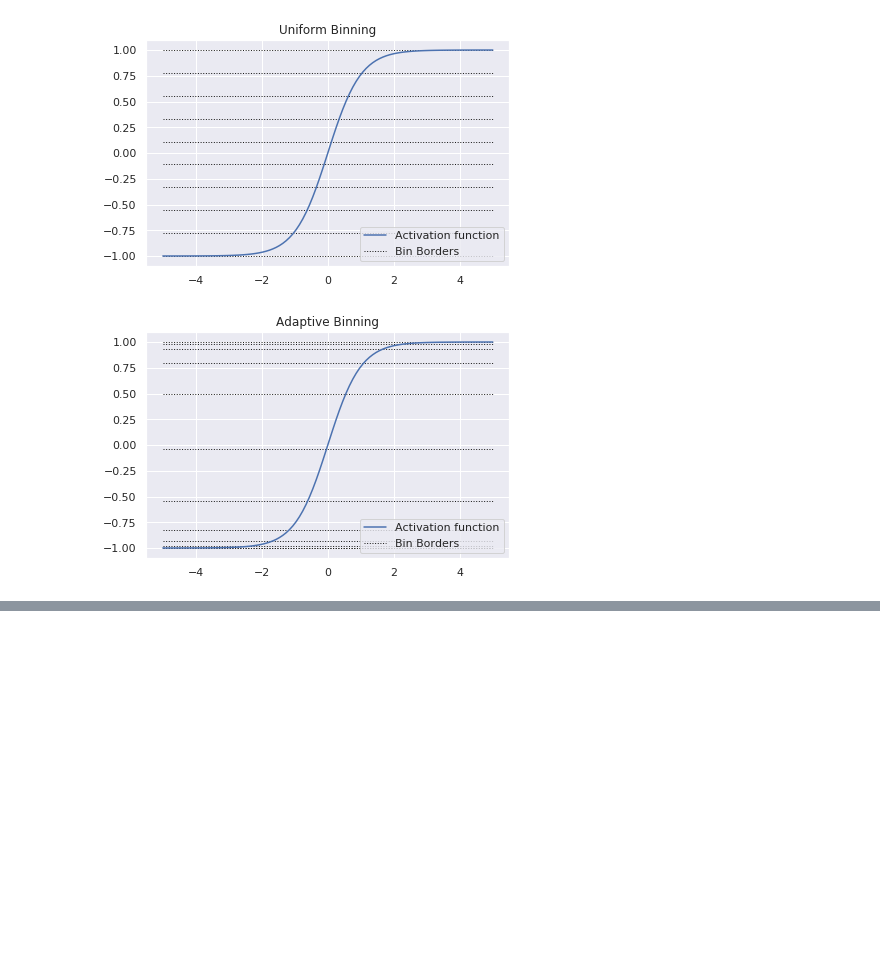
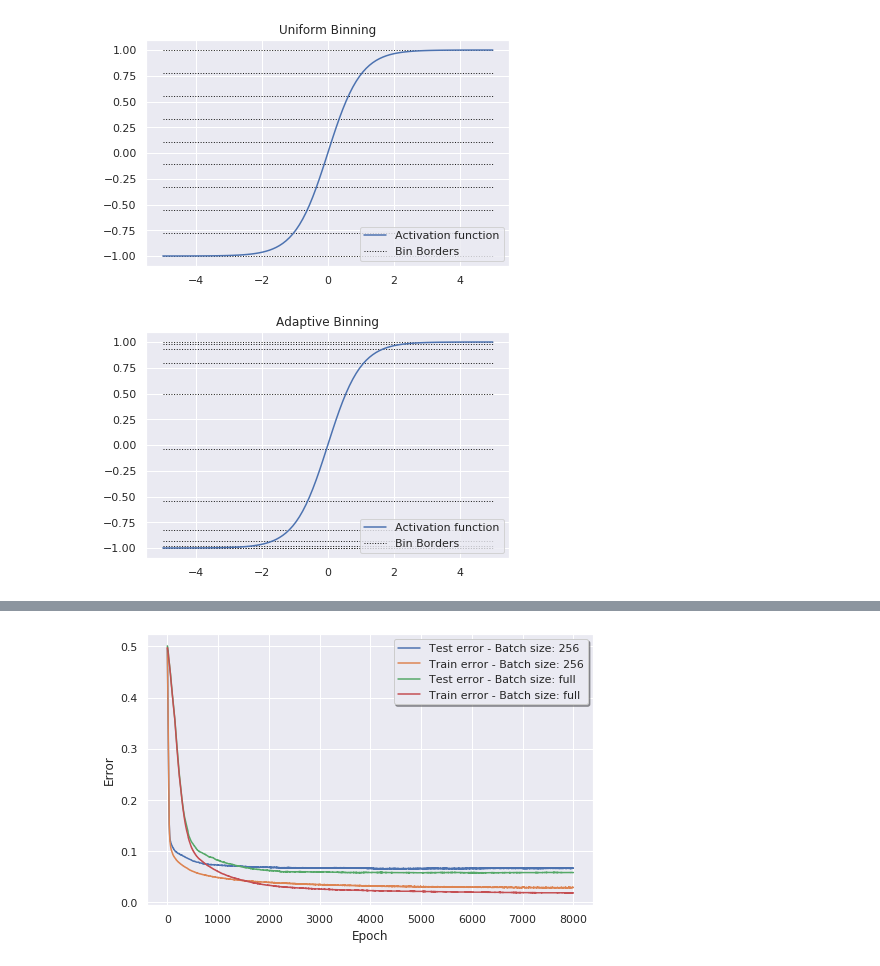
Before and after one commit to lrnq/ibbsc, a Jupyter notebook: notebooks/playground_testing2.ipynb, the cells around one changed output, grey strips where cells are left out. Drawn from its saved outputs; the diff is of its cells as text; code cells hidden in the pictures; blank space fills up the shorter version.

```diff
--- a/notebooks/playground_testing2.ipynb
+++ b/notebooks/playground_testing2.ipynb
@@ -90,0 +129,47 @@ fig.show()
+# %%
+RANGE = 40
+ext = "2568000[12, 10, 7, 5, 4, 3, 2]relu"
+data_path = "/home/quantzz/BSc_Thesis/src/data_relu_256/"
+fig = plt.figure(figsize=(8,5))
+ax = plt.subplot(111)
+
+full_error_train = np.zeros(RANGE,  dtype=object)
+full_error_test = np.zeros(RANGE,  dtype=object)
+for i in range(RANGE):
+    with open(data_path + 'trdata_run_{}_{}.pickle'.format(i,ext), 'rb') as f:
+        error_train, error_test = pickle.load(f)
+        full_error_train[i] = np.array(error_train)
+        full_error_test[i] = np.array(error_test)
+
+avg_error_train = 1-(np.mean(full_error_train, axis = -1)/-3277) # old version where i saved 1-number of    correct instead of accuracy. Fixed now.
+avg_error_test = np.mean(full_error_test, axis = -1)
+
+
+ax.plot(np.arange(len(avg_error_test)), avg_error_test, label="Test error - Batch size: 256")
+ax.plot(np.arange(len(avg_error_test)), avg_error_train, label="Train error - Batch size: 256")
+
+
+ext = "full8000[12, 10, 7, 5, 4, 3, 2]relu"
+data_path = "/home/quantzz/BSc_Thesis/src/data_relu_full/"
+full_error_train = np.zeros(RANGE,  dtype=object)
+full_error_test = np.zeros(RANGE,  dtype=object)
+for i in range(RANGE):
+    with open(data_path + 'trdata_run_{}_{}.pickle'.format(i,ext), 'rb') as f:
+        error_train, error_test = pickle.load(f)
+        full_error_train[i] = np.array(error_train)
+        full_error_test[i] = np.array(error_test)
+
+avg_error_train = 1-(np.mean(full_error_train, axis = -1)/-3277) # old version where i saved 1-number of    correct instead of accuracy. Fixed now.
+avg_error_test = np.mean(full_error_test, axis = -1)
+
+
+ax.plot(np.arange(len(avg_error_test)), avg_error_test, label="Test error - Batch size: full")
+ax.plot(np.arange(len(avg_error_test)), avg_error_train, label="Train error - Batch size: full")
+
+ax.legend(loc="best",fancybox=True, shadow=True)
+ax.set_xlabel("Epoch")
+ax.set_ylabel("Error")
+fig.savefig("relu_error.png", dpi=700)
+fig.show()
+# %% [output]
+[figure, added]
```
Also changed, not shown: parts of 12 cells of this notebook, 6 other files.
